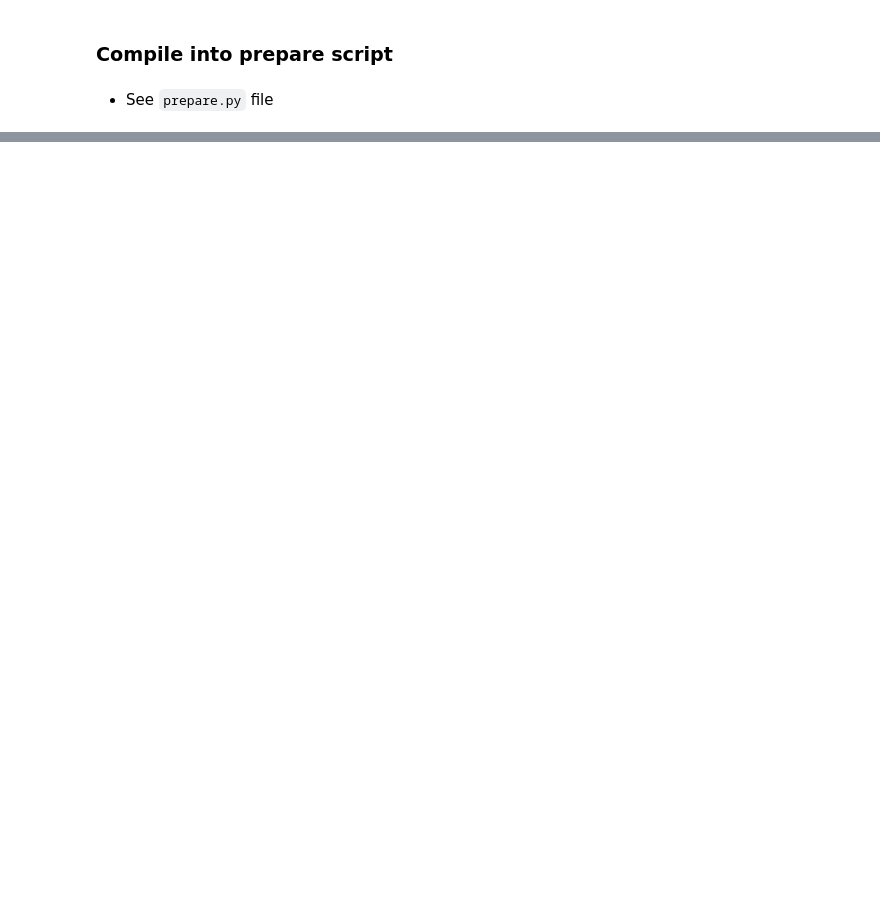
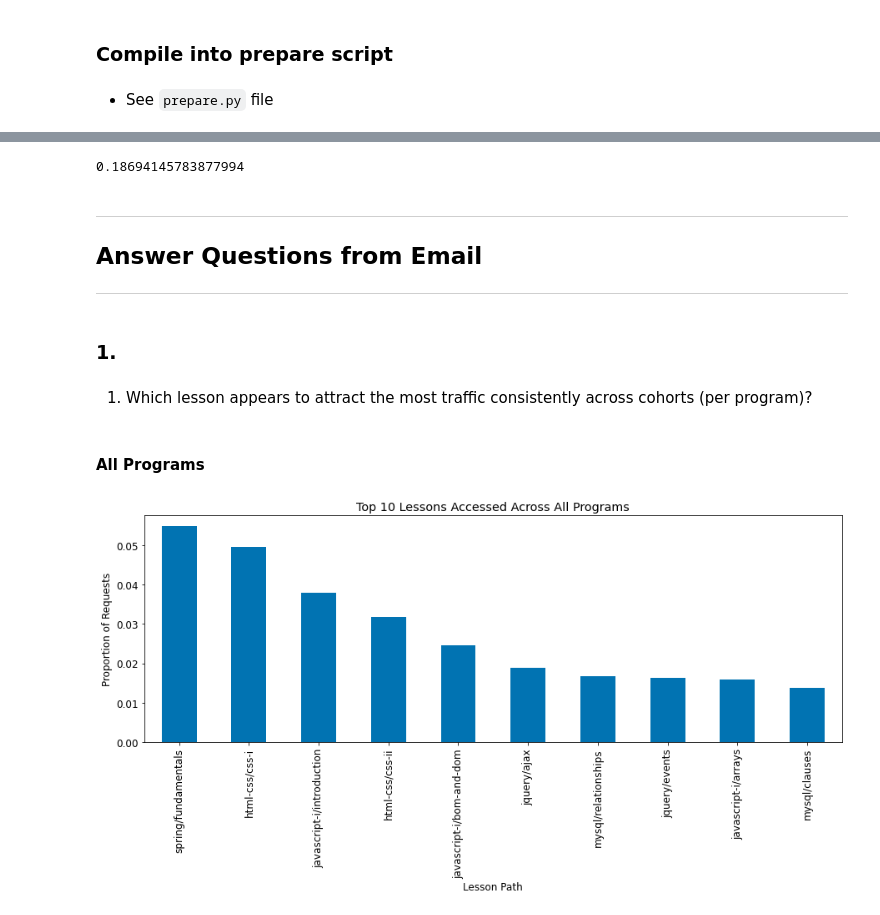
Before and after one commit to adam-talbot/anomaly-detection-project, a Jupyter notebook: scratchpad.ipynb, the cells around one changed output, grey strips where cells are left out. Saved outputs shown, nothing was run; the diff lists cells and outputs as text; code cells hidden in the pictures; blank space fills up the shorter version.

Commit message:
finished answering first question

```diff
--- a/scratchpad.ipynb
+++ b/scratchpad.ipynb
@@ -626,0 +748,21 @@ df = p.prep_log(df)
+# %%
+df['module/lesson'].isna().sum() / df.shape[0]
+# %% [output]
+0.18694145783877994
+# %% [markdown]
+---
+## Answer Questions from Email
+---
+# %% [markdown]
+### 1.
+# %% [markdown]
+1. Which lesson appears to attract the most traffic consistently across cohorts (per program)?
+# %% [markdown]
+#### All Programs
+# %%
+df[(df.path != '/') & (df.path != 'search/search_index.json')]['module/lesson'].value_counts(normalize=True).head(10).plot.bar(figsize=(15,5))
+plt.title('Top 10 Lessons Accessed Across All Programs')
+plt.xlabel('Lesson Path')
+plt.ylabel('Proportion of Requests');
+# %% [output]
+[figure, added]
```
Also changed, not shown: parts of 49 cells of this notebook, 1 other file.
